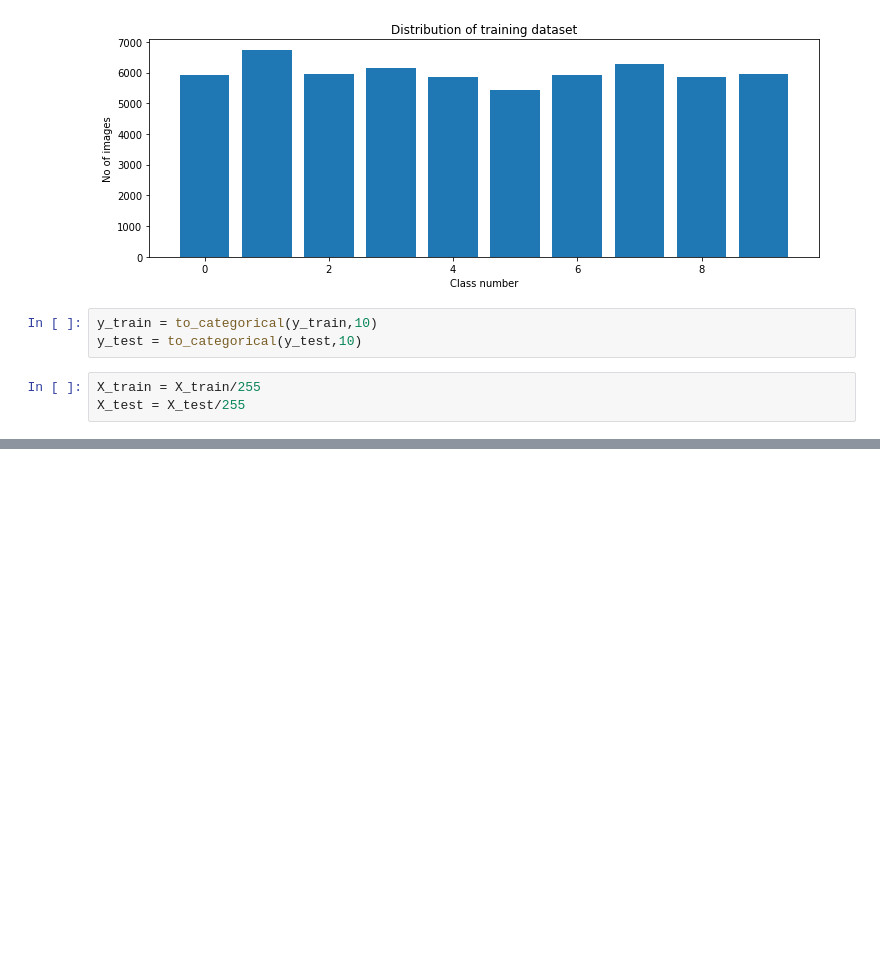
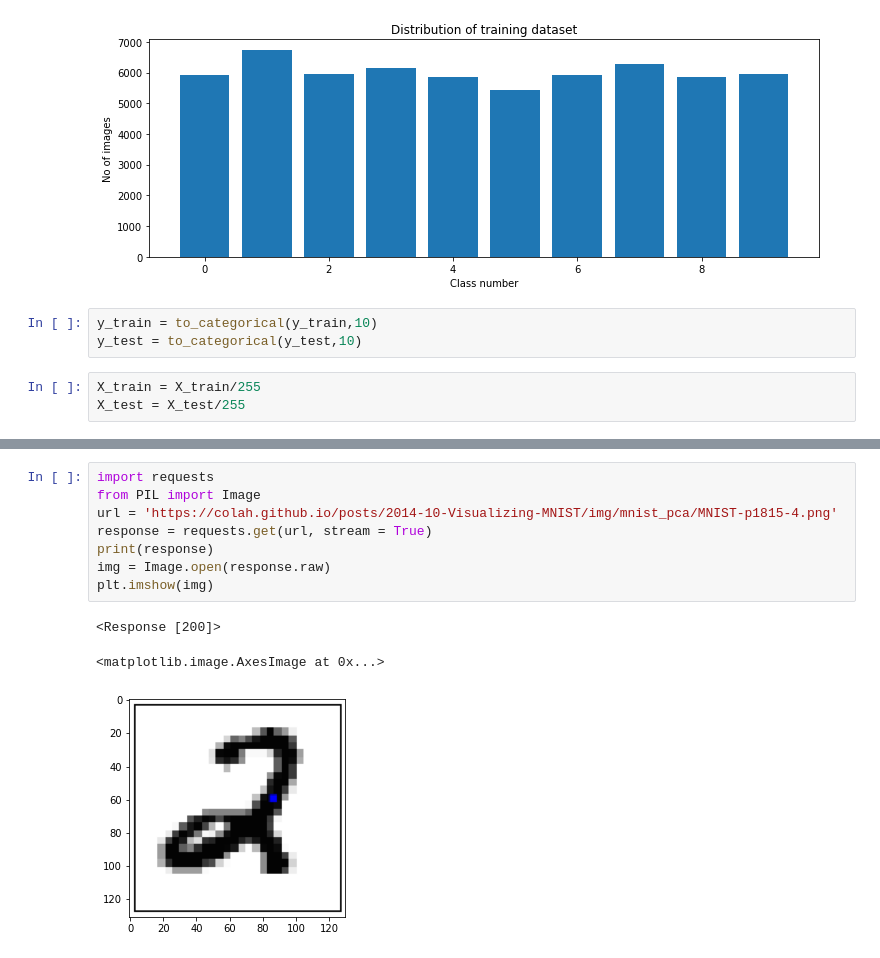
Before and after one commit to sejalagrawal/selfdrivecar_1, a Jupyter notebook: MNIST_imageRecog.ipynb, the cells around one changed output, grey strips where cells are left out. Drawn from its saved outputs; the diff is of its cells as text; blank space fills up the shorter version.

```diff
--- a/MNIST_imageRecog.ipynb
+++ b/MNIST_imageRecog.ipynb
@@ -73,0 +154,12 @@ print(X_test.shape)
+# %%
+import requests
+from PIL import Image
+url = 'https://colah.github.io/posts/2014-10-Visualizing-MNIST/img/mnist_pca/MNIST-p1815-4.png'
+response = requests.get(url, stream = True)
+print(response)
+img = Image.open(response.raw)
+plt.imshow(img)
+# %% [output]
+<Response [200]>
+<matplotlib.image.AxesImage at 0x...>
+[figure, added]
```
Also changed, not shown: parts of 10 cells of this notebook.
